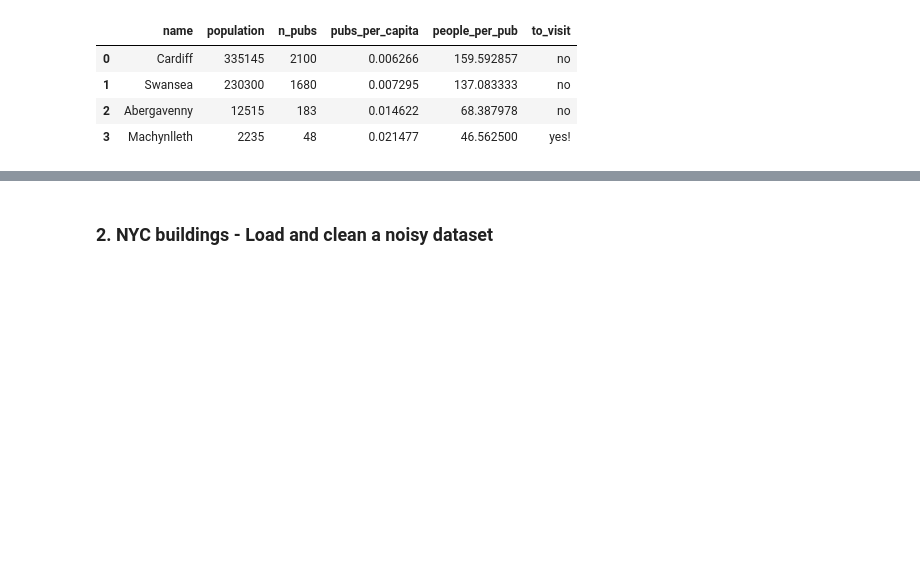
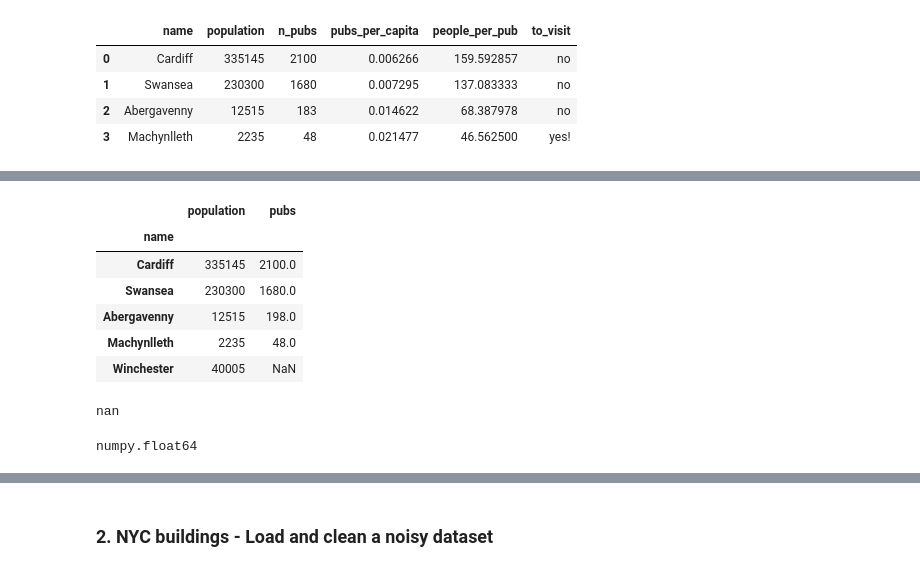
Before and after one commit to worldbank/Python-for-Data-Science, a Jupyter notebook: week 3/Week 3 - Pandas.ipynb, the cells around one changed output, grey strips where cells are left out. Cells and saved outputs as stored; diff of their text form; code cells hidden in the pictures; blank space fills up the shorter version.

```diff
--- a/week 3/Week 3 - Pandas.ipynb
+++ b/week 3/Week 3 - Pandas.ipynb
@@ -162,0 +254,2 @@ See the caveats in the documentation: http://pandas.pydata.org/pandas-docs/stabl
+# %%
+df_D = pd.DataFrame({'name':'Winchester','population':40005}, index = [4])
@@ -162,0 +261,2 @@ See the caveats in the documentation: http://pandas.pydata.org/pandas-docs/stabl
+# %%
+df_C = df_C.append(df_D)
@@ -162,0 +272,2 @@ See the caveats in the documentation: http://pandas.pydata.org/pandas-docs/stabl
+# %%
+df_C = df_C.set_index('name')
@@ -162,0 +293,20 @@ See the caveats in the documentation: http://pandas.pydata.org/pandas-docs/stabl
+# %%
+df_C['pubs'] = df_B['pubs']
+# %%
+df_C
+# %% [output]
+|  | population | pubs |
+| name |  |  |
+| Cardiff | 335145 | 2100.0 |
+| Swansea | 230300 | 1680.0 |
+| Abergavenny | 12515 | 198.0 |
+| Machynlleth | 2235 | 48.0 |
+| Winchester | 40005 | NaN |
+# %%
+df_C['pubs'].loc['Winchester']
+# %% [output]
+nan
+# %%
+type(df_C['pubs'].loc['Winchester'])
+# %% [output]
+numpy.float64
```
Also changed, not shown: parts of 20 cells of this notebook, 1 other file.
